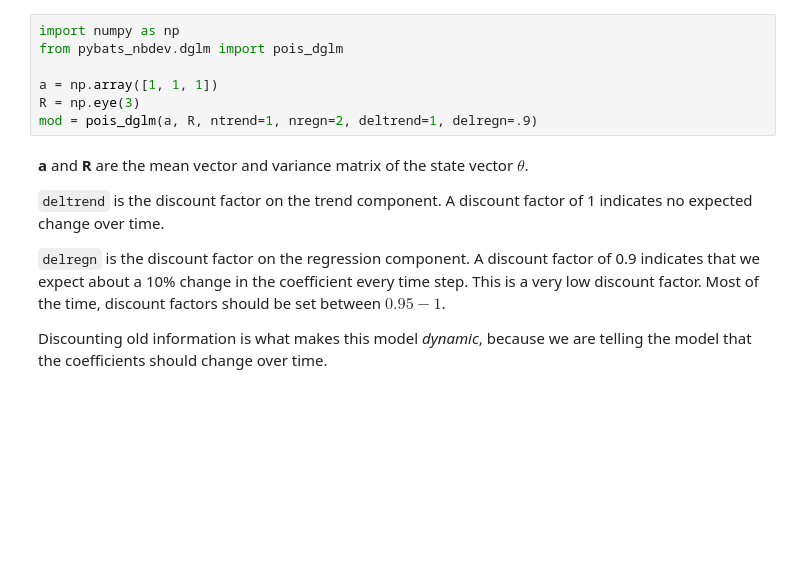
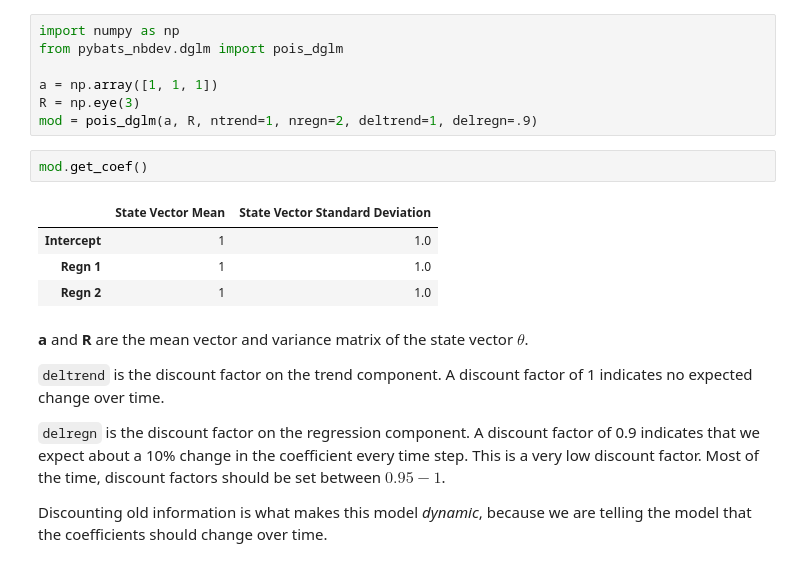
Before and after one commit to lavinei/pybats_nbdev, a Jupyter notebook: nbs/00_dglm.ipynb, the cells around one changed output. Saved outputs shown, nothing was run; the diff lists cells and outputs as text; blank space fills up the shorter version.

```diff
--- a/nbs/00_dglm.ipynb
+++ b/nbs/00_dglm.ipynb
@@ -382,6 +429,13 @@ from pybats_nbdev.dglm import pois_dglm
 a = np.array([1, 1, 1])
 R = np.eye(3)
 mod = pois_dglm(a, R, ntrend=1, nregn=2, deltrend=1, delregn=.9)
+# %%
+mod.get_coef()
+# %% [output]
+|  | State Vector Mean | State Vector Standard Deviation |
+| Intercept | 1 | 1.0 |
+| Regn 1 | 1 | 1.0 |
+| Regn 2 | 1 | 1.0 |
 # %% [markdown]
 **a** and **R** are the mean vector and variance matrix of the state vector $\theta$.
 
```
Also changed, not shown: parts of 7 cells of this notebook, 7 other files.
